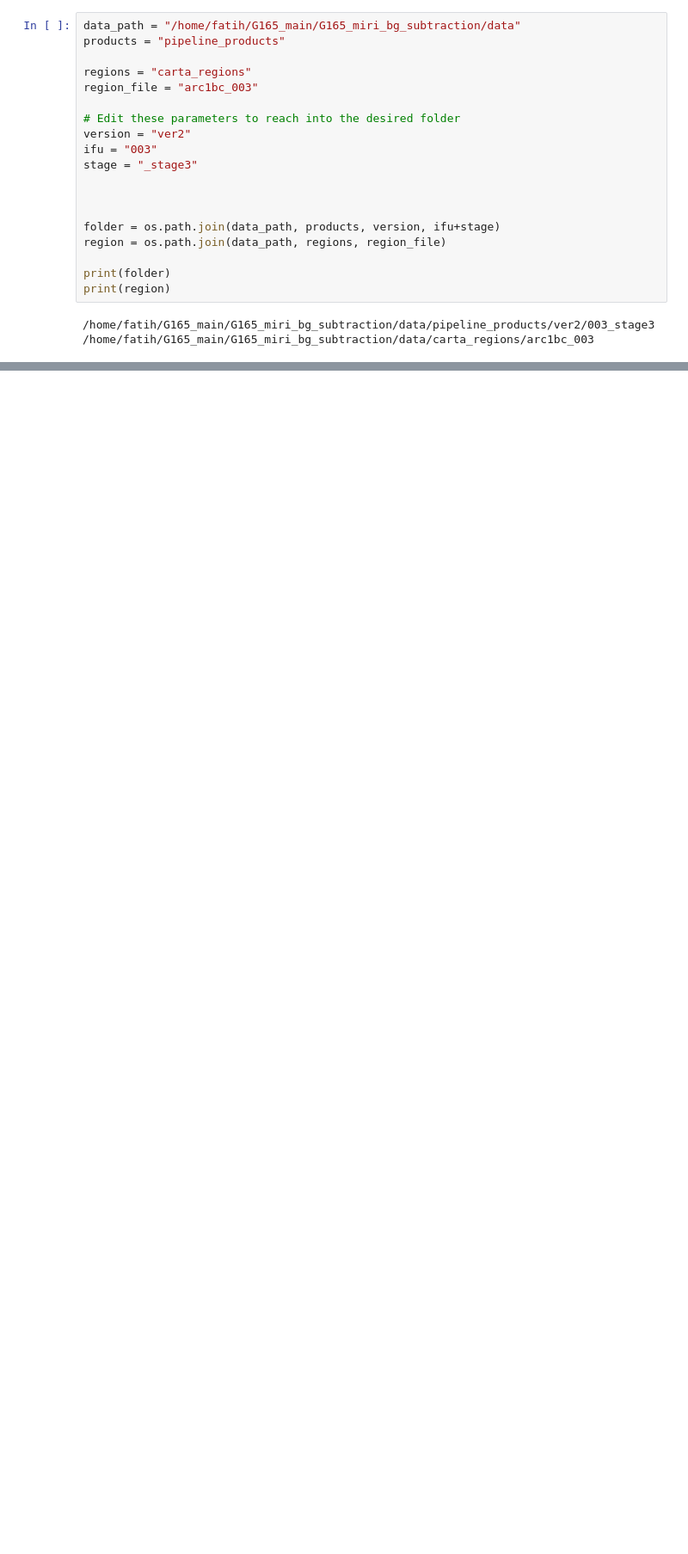
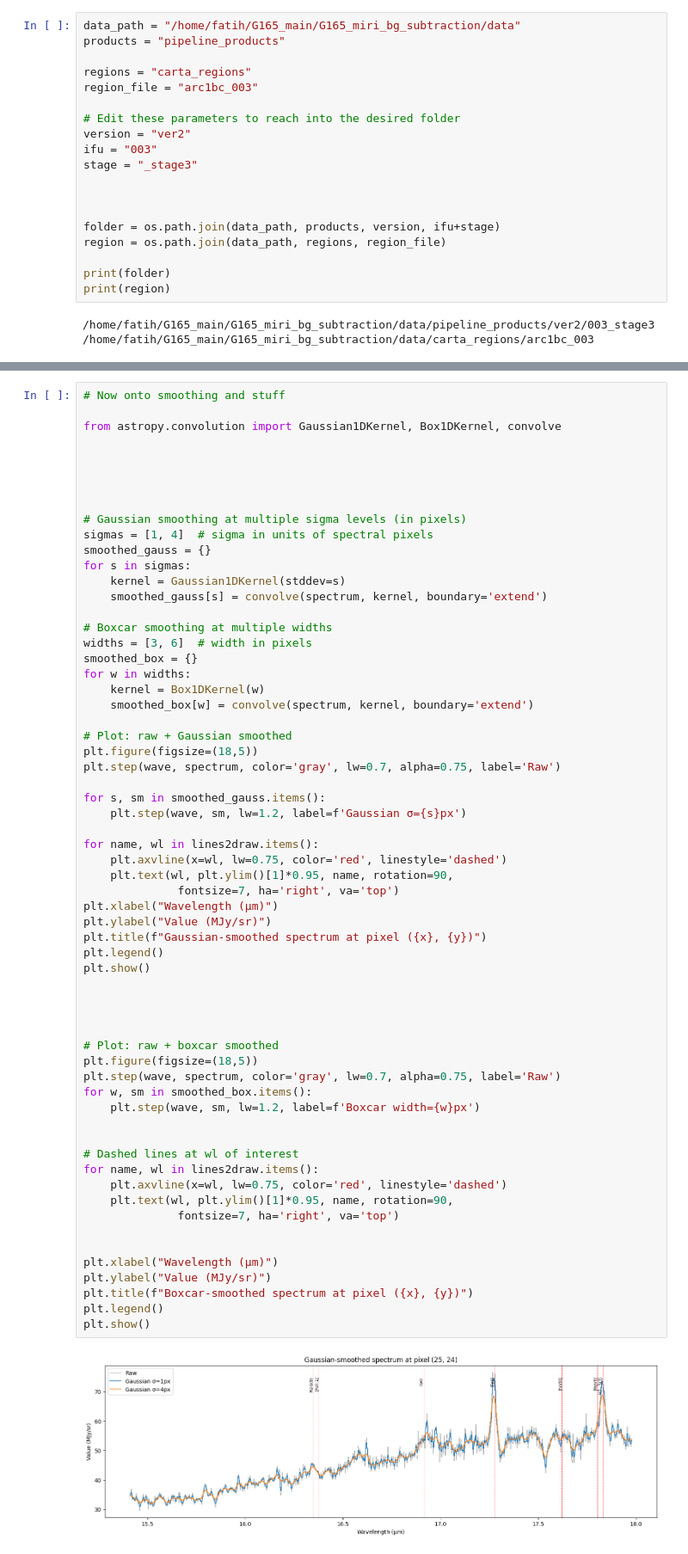
Before and after one commit to fa-yil/miri_bg_subtract, a Jupyter notebook: miri_notebook/spectroscopy.ipynb, the cells around one changed output, grey strips where cells are left out. Shown at 86% size. Saved outputs shown, nothing was run; the diff lists cells and outputs as text; blank space fills up the shorter version.

```diff
--- a/miri_notebook/spectroscopy.ipynb
+++ b/miri_notebook/spectroscopy.ipynb
@@ -167,0 +177,64 @@ plt.show()
+# %%
+# Now onto smoothing and stuff
+
+from astropy.convolution import Gaussian1DKernel, Box1DKernel, convolve
+
+
+
+
+
+# Gaussian smoothing at multiple sigma levels (in pixels)
+sigmas = [1, 4]  # sigma in units of spectral pixels
+smoothed_gauss = {}
+for s in sigmas:
+    kernel = Gaussian1DKernel(stddev=s)
+    smoothed_gauss[s] = convolve(spectrum, kernel, boundary='extend')
+
+# Boxcar smoothing at multiple widths
+widths = [3, 6]  # width in pixels
+smoothed_box = {}
+for w in widths:
+    kernel = Box1DKernel(w)
+    smoothed_box[w] = convolve(spectrum, kernel, boundary='extend')
+
+# Plot: raw + Gaussian smoothed
+plt.figure(figsize=(18,5))
+plt.step(wave, spectrum, color='gray', lw=0.7, alpha=0.75, label='Raw')
+
+for s, sm in smoothed_gauss.items():
+    plt.step(wave, sm, lw=1.2, label=f'Gaussian σ={s}px')
+
+for name, wl in lines2draw.items():
+    plt.axvline(x=wl, lw=0.75, color='red', linestyle='dashed')
+    plt.text(wl, plt.ylim()[1]*0.95, name, rotation=90,
+              fontsize=7, ha='right', va='top')
+plt.xlabel("Wavelength (μm)")
+plt.ylabel("Value (MJy/sr)")
+plt.title(f"Gaussian-smoothed spectrum at pixel ({x}, {y})")
+plt.legend()
+plt.show()
+
+
+
+
+# Plot: raw + boxcar smoothed
+plt.figure(figsize=(18,5))
+plt.step(wave, spectrum, color='gray', lw=0.7, alpha=0.75, label='Raw')
+for w, sm in smoothed_box.items():
+    plt.step(wave, sm, lw=1.2, label=f'Boxcar width={w}px')
+
+
+# Dashed lines at wl of interest
+for name, wl in lines2draw.items():
+    plt.axvline(x=wl, lw=0.75, color='red', linestyle='dashed')
+    plt.text(wl, plt.ylim()[1]*0.95, name, rotation=90,
+              fontsize=7, ha='right', va='top')
+
+
+plt.xlabel("Wavelength (μm)")
+plt.ylabel("Value (MJy/sr)")
+plt.title(f"Boxcar-smoothed spectrum at pixel ({x}, {y})")
+plt.legend()
+plt.show()
+# %% [output]
+[figure, added]
```
Also changed, not shown: parts of 10 cells of this notebook, 3 other files.
